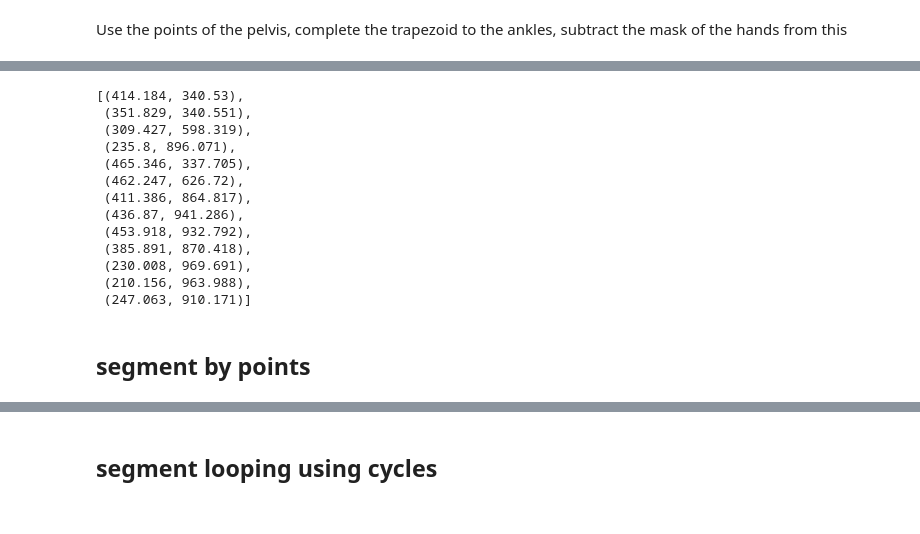
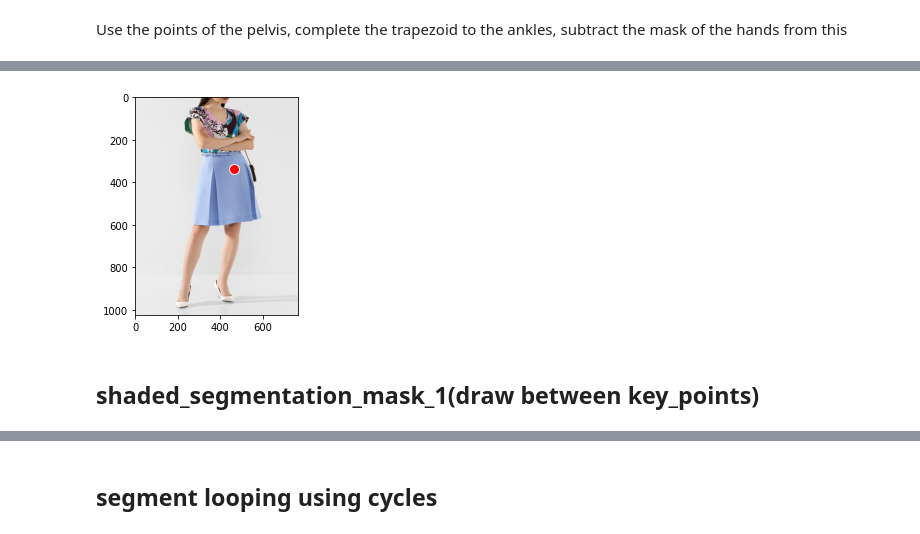
Before and after one commit to Viroslav/CV_final_task, a Jupyter notebook: Final_task.ipynb, the cells around one changed output, grey strips where cells are left out. Drawn from its saved outputs; the diff is of its cells as text; code cells hidden in the pictures.

```diff
--- a/Final_task.ipynb
+++ b/Final_task.ipynb
@@ -251,19 +172,0 @@ plt.show()
-# %%
-pose_json_test = list(zip(x[-13:], y[-13:]))
-pose_json_test
-# %% [output]
-[(414.184, 340.53),
- (351.829, 340.551),
- (309.427, 598.319),
- (235.8, 896.071),
- (465.346, 337.705),
- (462.247, 626.72),
- (411.386, 864.817),
- (436.87, 941.286),
- (453.918, 932.792),
- (385.891, 870.418),
- (230.008, 969.691),
- (210.156, 963.988),
- (247.063, 910.171)]
-# %% [markdown]
-## segment by points
@@ -270 +190,18 @@ pose_json_test
+# %%
+q = to_test_json(pose_json['168762_00_keypoints.json'])
+img = image['168762_00.jpg']
+# plot the image
+fig, ax = plt.subplots()
+ax.imshow(img)
+# plot the keypoints on top of the image
+
+ax.scatter(q['RHip'][0],
+           q['RHip'][1], c="red", s=100, edgecolors="white")
+
+plt.axis("on")
+plt.show()
+# %% [output]
+[figure, added]
+# %% [markdown]
+## shaded_segmentation_mask_1(draw between key_points)
 # %%
```
Also changed, not shown: parts of 31 cells of this notebook.
